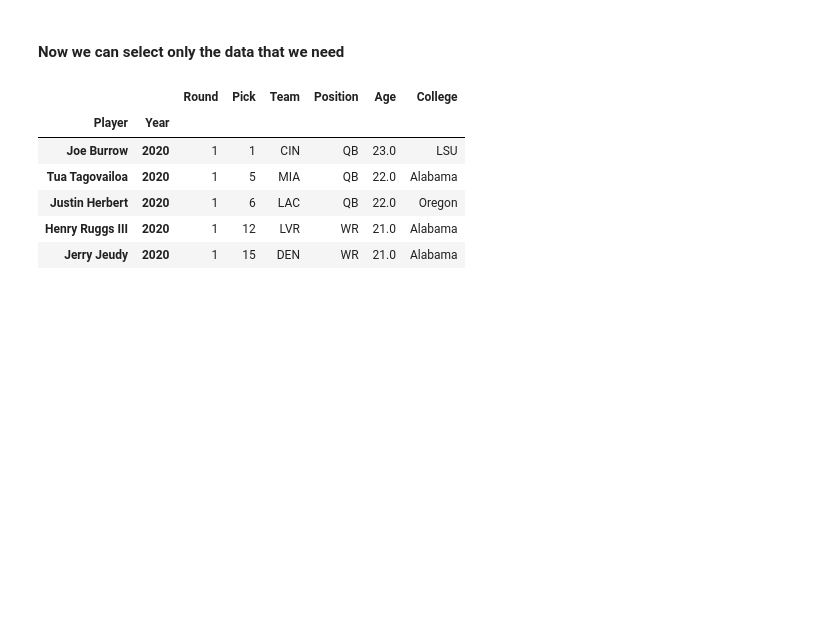
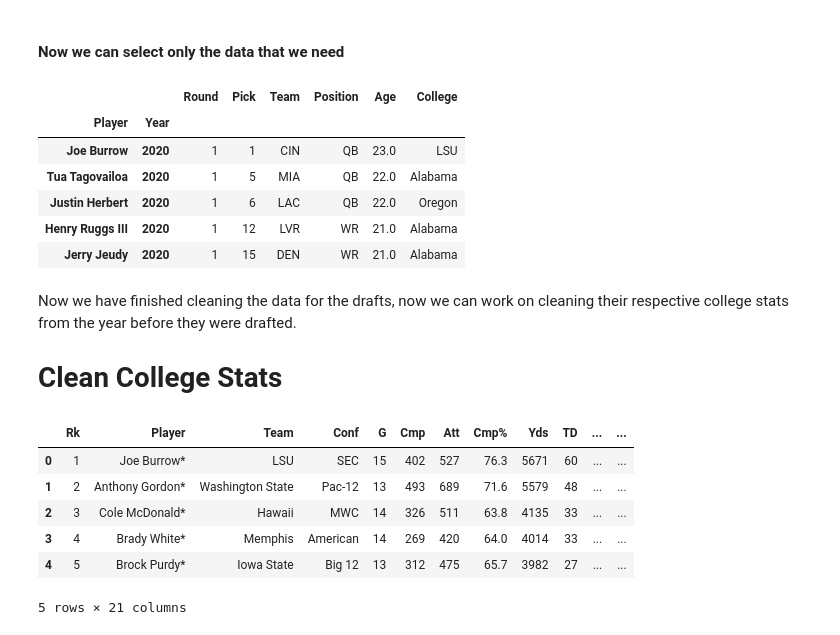
Before and after one commit to TrevBunch/DS-340W-Project, a Jupyter notebook: clean_rookies.ipynb, the cells around one changed output. Saved outputs shown, nothing was run; the diff lists cells and outputs as text; code cells hidden in the pictures; blank space fills up the shorter version.

```diff
--- a/clean_rookies.ipynb
+++ b/clean_rookies.ipynb
@@ -98,3 +98,33 @@ drafts_raw.head()
 | Justin Herbert | 2020 | 1 | 6 | LAC | QB | 22.0 | Oregon |
 | Henry Ruggs III | 2020 | 1 | 12 | LVR | WR | 21.0 | Alabama |
 | Jerry Jeudy | 2020 | 1 | 15 | DEN | WR | 21.0 | Alabama |
+# %% [markdown]
+Now we have finished cleaning the data for the drafts, now we can work on cleaning their respective college stats from the year before they were drafted.
+
+# Clean College Stats
+# %%
+# load and combine the data by stat type
+def load_and_combine_data(stat_type):
+    df_list = []
+    for year in range(2019, 2024):
+        if stat_type != "passing":
+            df = pd.read_csv(f'college stats/{year}_{stat_type}.csv', header=[0,1])
+        else:
+            df = pd.read_csv(f'college stats/{year}_passing.csv')
+        df['Draft_Year'] = year + 1 # add 1 to align with draft year
+        df_list.append(df)
+    combined_df = pd.concat(df_list, ignore_index=True)
+    return combined_df
+
+# load the data
+passing_raw, rushing_raw, receiving_raw = [load_and_combine_data(stat) for stat in ['passing', 'rushing', 'receiving']]
+
+passing_raw.head()
+# %% [output]
+|  | Rk | Player | Team | Conf | G | Cmp | Att | Cmp% | Yds | TD | ... | ... |
+| 0 | 1 | Joe Burrow* | LSU | SEC | 15 | 402 | 527 | 76.3 | 5671 | 60 | ... | ... |
+| 1 | 2 | Anthony Gordon* | Washington State | Pac-12 | 13 | 493 | 689 | 71.6 | 5579 | 48 | ... | ... |
+| 2 | 3 | Cole McDonald* | Hawaii | MWC | 14 | 326 | 511 | 63.8 | 4135 | 33 | ... | ... |
+| 3 | 4 | Brady White* | Memphis | American | 14 | 269 | 420 | 64.0 | 4014 | 33 | ... | ... |
+| 4 | 5 | Brock Purdy* | Iowa State | Big 12 | 13 | 312 | 475 | 65.7 | 3982 | 27 | ... | ... |
+5 rows × 21 columns
```
Also changed, not shown: parts of 15 cells of this notebook, 1 other file.
